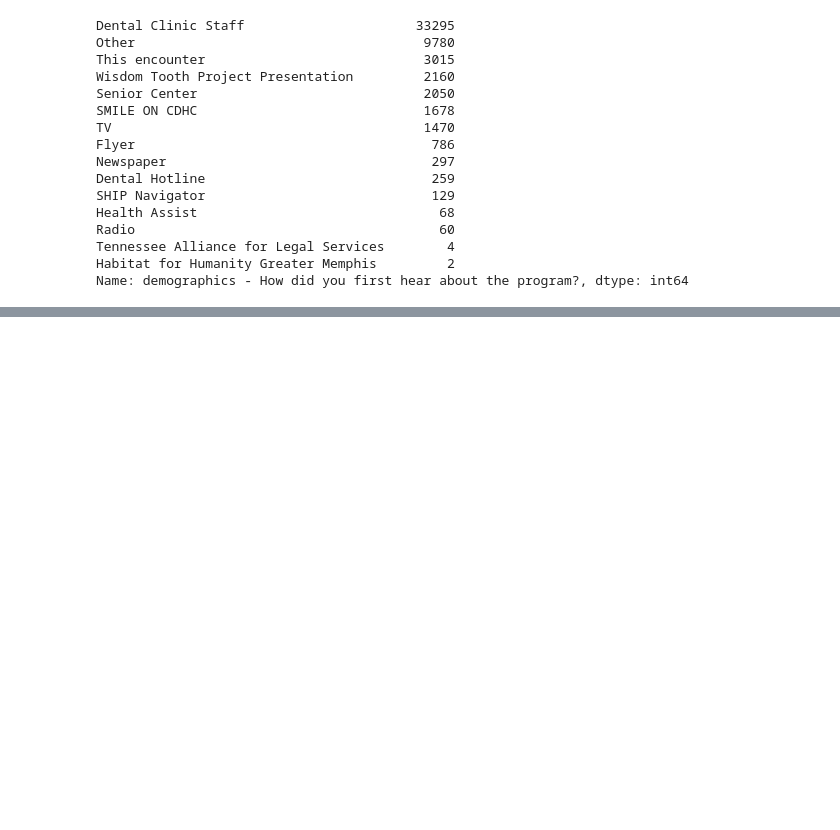
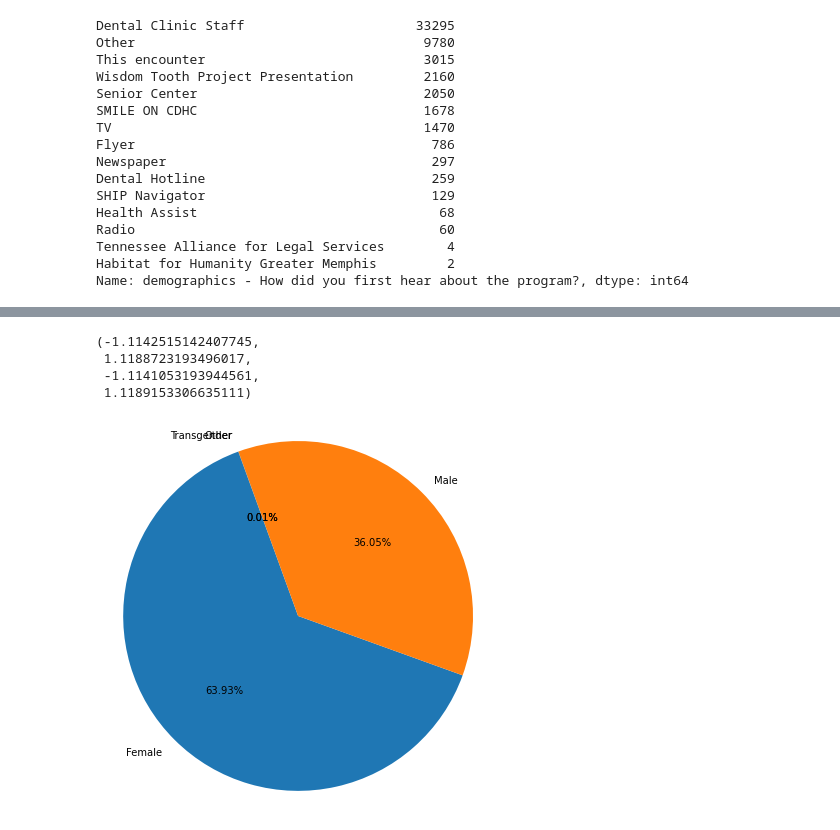
Before and after one commit to Tom-Hudson88/smile_on-dda5_parcheesi, a Jupyter notebook: Notebooks/Partner_Proj.ipynb, the cells around one changed output, grey strips where cells are left out. Drawn from its saved outputs; the diff is of its cells as text; code cells hidden in the pictures; blank space fills up the shorter version.

```diff
--- a/Notebooks/Partner_Proj.ipynb
+++ b/Notebooks/Partner_Proj.ipynb
@@ -543,0 +710,15 @@ Name: demographics - What other assistance programs are you on?, dtype: int64
+# %%
+slices = [6794,3831,1,1]
+langs = ['Female','Male','Other','Transgender']
+labels= langs
+sizes= slices
+#explode =(0,0,0,0.2,0)
+fig,ax=plt.subplots(figsize= (7,7))
+ax.pie(sizes,labels=labels, autopct='%1.2f%%',shadow= False, startangle= 110)
+ax.axis('equal')
+# %% [output]
+(-1.1142515142407745,
+ 1.1188723193496017,
+ -1.1141053193944561,
+ 1.1189153306635111)
+[figure, added]
```
Also changed, not shown: parts of 84 cells of this notebook.
